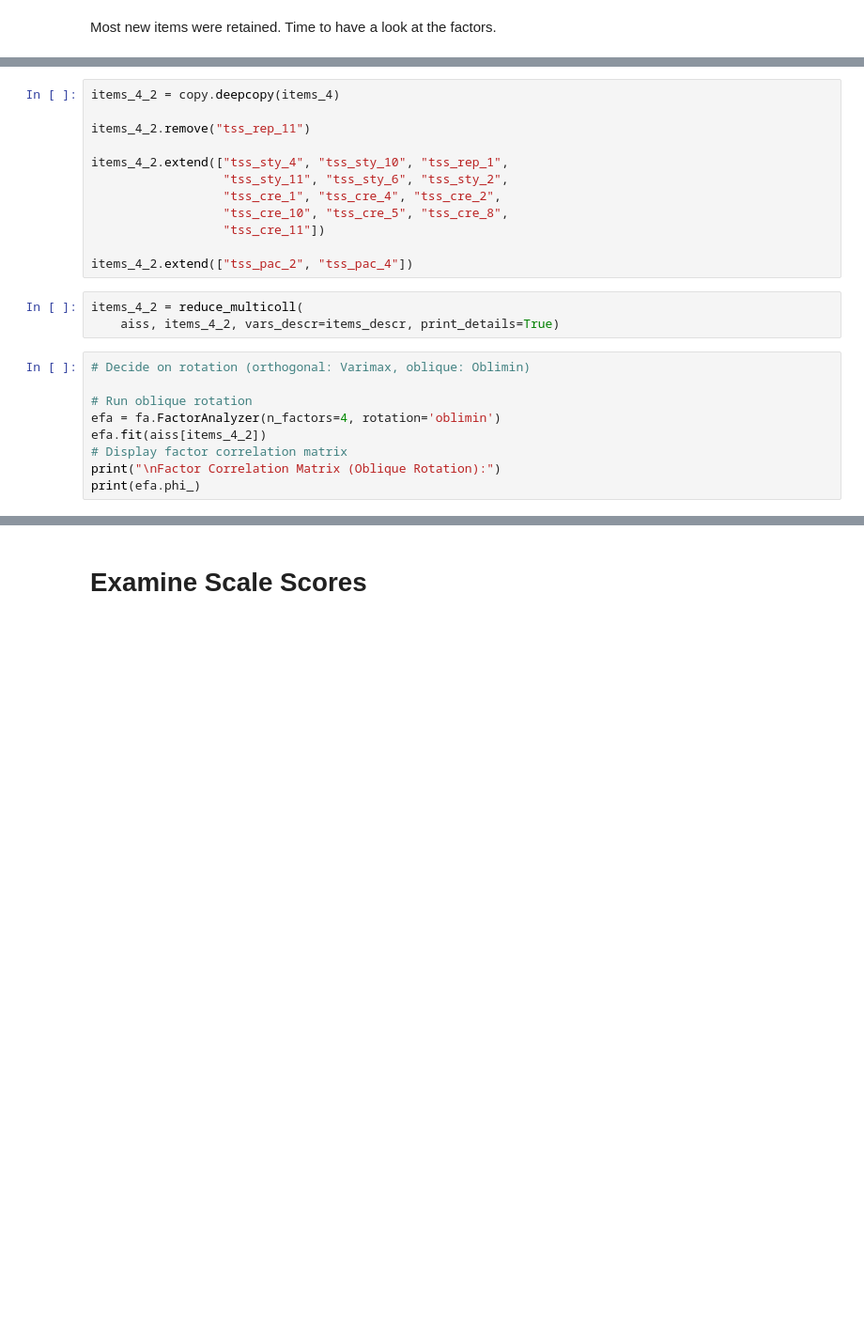
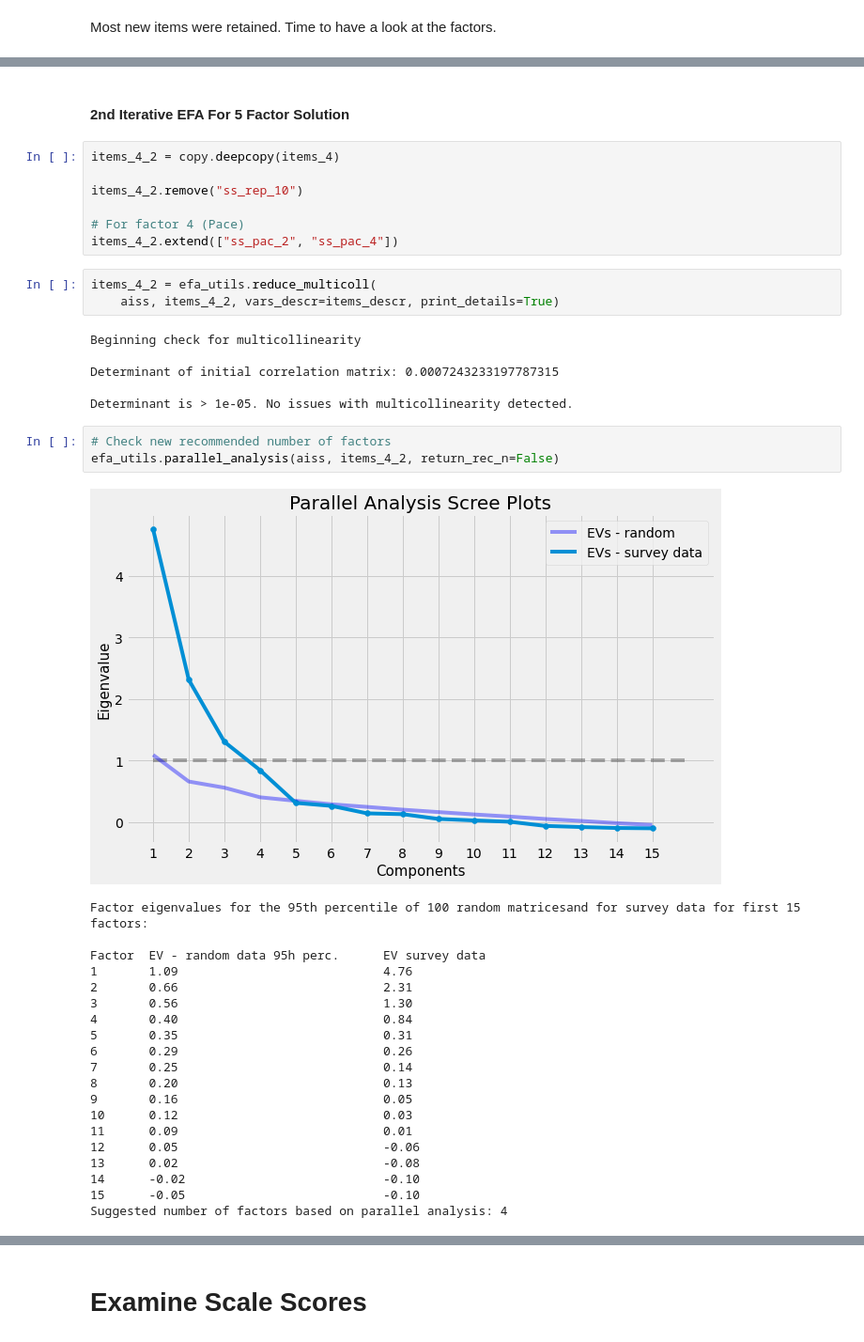
Before and after one commit to MWiechmann/ai_story_scale, a Jupyter notebook: study1_scale_construction/step_2_scale_construction_efa.ipynb, the cells around one changed output, grey strips where cells are left out. Shown at 94% size. Cells and saved outputs as stored; diff of their text form; blank space fills up the shorter version.

```diff
--- a/study1_scale_construction/step_2_scale_construction_efa.ipynb
+++ b/study1_scale_construction/step_2_scale_construction_efa.ipynb
@@ -1095,24 +1232,42 @@ for factor_n in items_per_fac_4:
+# %% [markdown]
+#### 2nd Iterative EFA For 5 Factor Solution
 # %%
 items_4_2 = copy.deepcopy(items_4)
 
-items_4_2.remove("tss_rep_11")
+items_4_2.remove("ss_rep_10")
 
-items_4_2.extend(["tss_sty_4", "tss_sty_10", "tss_rep_1",
-                  "tss_sty_11", "tss_sty_6", "tss_sty_2",
-                  "tss_cre_1", "tss_cre_4", "tss_cre_2",
-                  "tss_cre_10", "tss_cre_5", "tss_cre_8",
-                  "tss_cre_11"])
-
-items_4_2.extend(["tss_pac_2", "tss_pac_4"])
+# For factor 4 (Pace)
+items_4_2.extend(["ss_pac_2", "ss_pac_4"])
 # %%
-items_4_2 = reduce_multicoll(
+items_4_2 = efa_utils.reduce_multicoll(
     aiss, items_4_2, vars_descr=items_descr, print_details=True)
+# %% [output]
+Beginning check for multicollinearity
+
+Determinant of initial correlation matrix: 0.0007243233197787315
+
+Determinant is > 1e-05. No issues with multicollinearity detected.
-# %%
-# Decide on rotation (orthogonal: Varimax, oblique: Oblimin)
-
-# Run oblique rotation
-efa = fa.FactorAnalyzer(n_factors=4, rotation='oblimin')
-efa.fit(aiss[items_4_2])
-# Display factor correlation matrix
-print("\nFactor Correlation Matrix (Oblique Rotation):")
-print(efa.phi_)
+# %%
+# Check new recommended number of factors
+efa_utils.parallel_analysis(aiss, items_4_2, return_rec_n=False)
+# %% [output]
+[figure, added]
+Factor eigenvalues for the 95th percentile of 100 random matricesand for survey data for first 15 factors:
+
+Factor  EV - random data 95h perc.      EV survey data
+1       1.09                            4.76
+2       0.66                            2.31
+3       0.56                            1.30
+4       0.40                            0.84
+5       0.35                            0.31
+6       0.29                            0.26
+7       0.25                            0.14
+8       0.20                            0.13
+9       0.16                            0.05
+10      0.12                            0.03
+11      0.09                            0.01
+12      0.05                            -0.06
+13      0.02                            -0.08
+14      -0.02                           -0.10
+15      -0.05                           -0.10
+Suggested number of factors based on parallel analysis: 4
```
Also changed, not shown: parts of 35 cells of this notebook.
